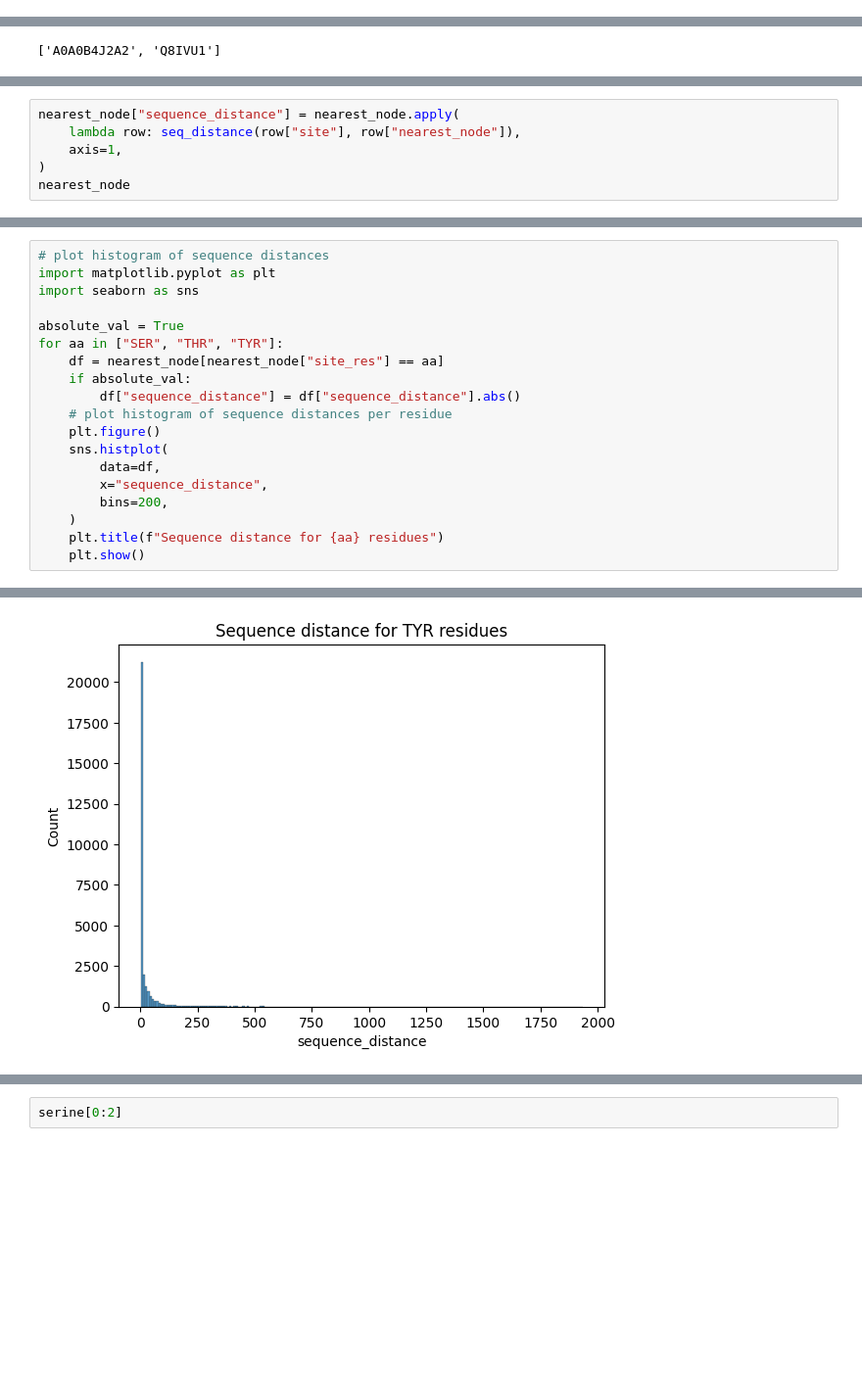
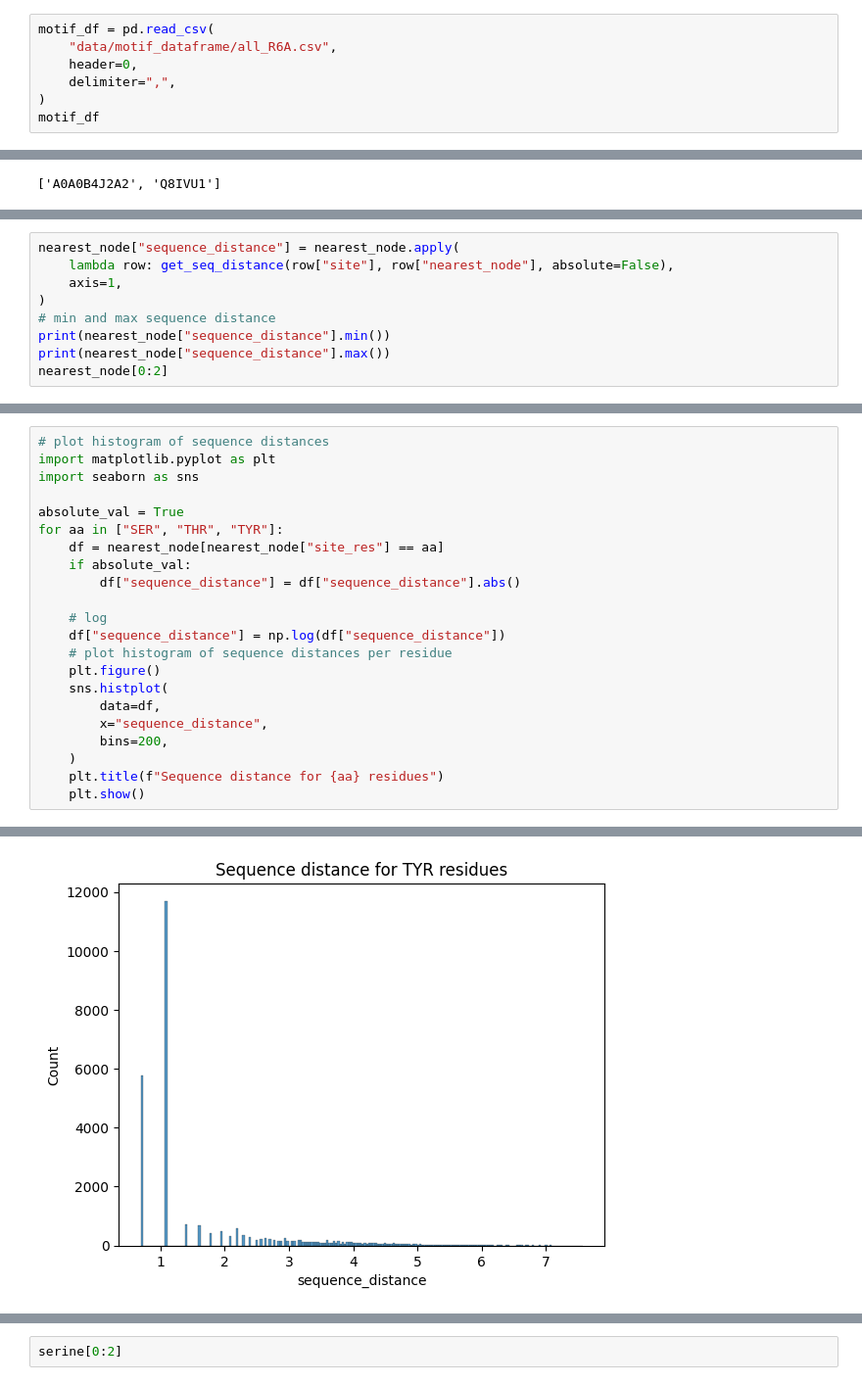
Before and after one commit to kamurani/phosphosite, a Jupyter notebook: notebooks/plot_motif.ipynb, the cells around one changed output, grey strips where cells are left out. Shown at 98% size. Cells and saved outputs as stored; diff of their text form; blank space fills up the shorter version.

Commit message:
add motif notebooks

```diff
--- a/notebooks/plot_motif.ipynb
+++ b/notebooks/plot_motif.ipynb
@@ -80,0 +74,7 @@ motif_df
+# %%
+motif_df = pd.read_csv(
+    "data/motif_dataframe/all_R6A.csv",
+    header=0,
+    delimiter=",",
+)
+motif_df
@@ -116,7 +109,10 @@ def seq_distance(
 # %%
 nearest_node["sequence_distance"] = nearest_node.apply(
-    lambda row: seq_distance(row["site"], row["nearest_node"]),
+    lambda row: get_seq_distance(row["site"], row["nearest_node"], absolute=False),
     axis=1,
 )
-nearest_node
+# min and max sequence distance
+print(nearest_node["sequence_distance"].min())
+print(nearest_node["sequence_distance"].max())
+nearest_node[0:2]
 # %% [output]
@@ -150,6 +131,9 @@ for aa in ["SER", "THR", "TYR"]:
     df = nearest_node[nearest_node["site_res"] == aa]
     if absolute_val:
         df["sequence_distance"] = df["sequence_distance"].abs()
+
+    # log
+    df["sequence_distance"] = np.log(df["sequence_distance"])
     # plot histogram of sequence distances per residue
     plt.figure()
     sns.histplot(
@@ -165 +149 @@ for aa in ["SER", "THR", "TYR"]:
-[figure, old version]
+[figure, new version]
```
Also changed, not shown: parts of 47 cells of this notebook, 4 other files.
